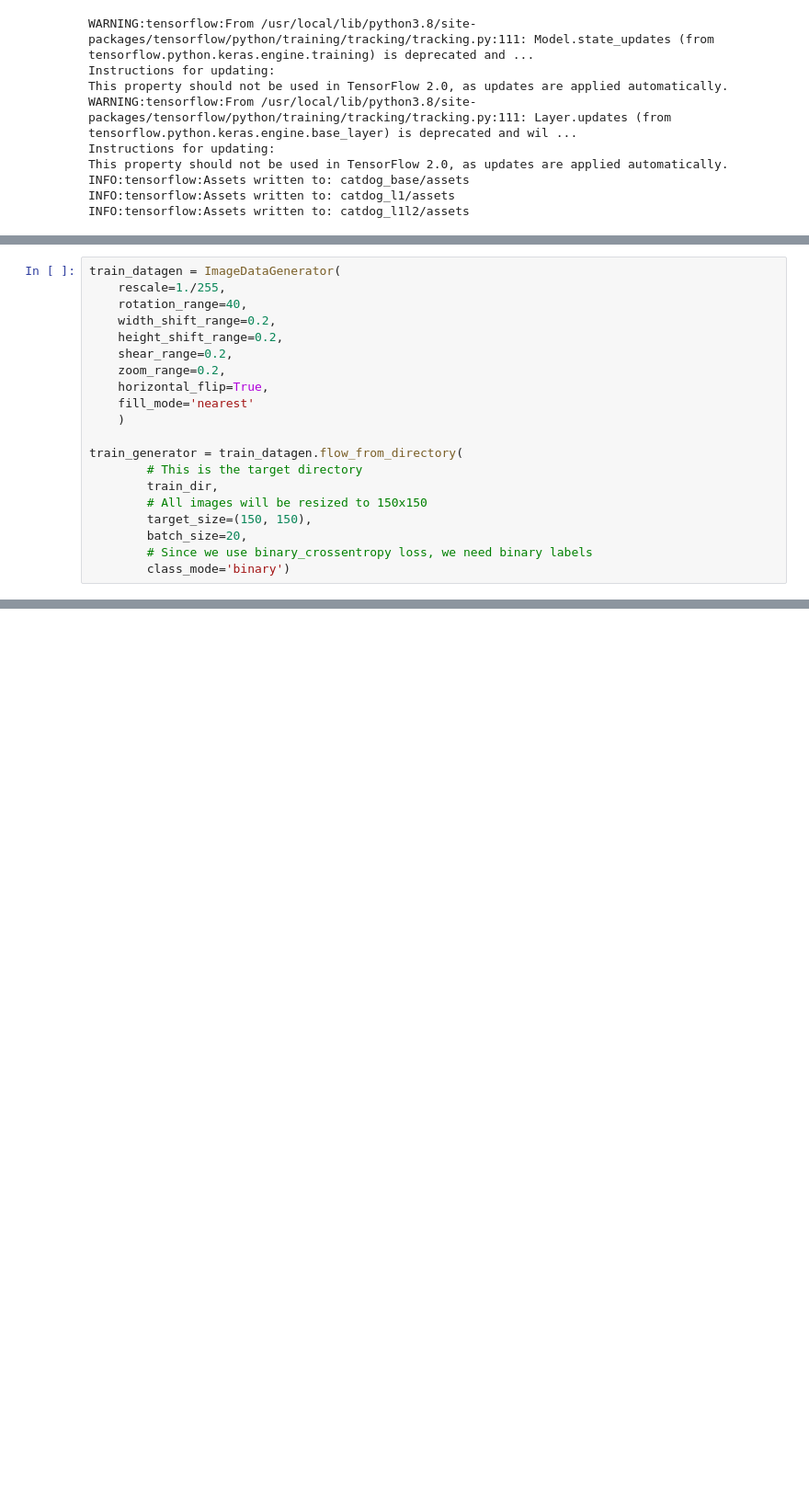
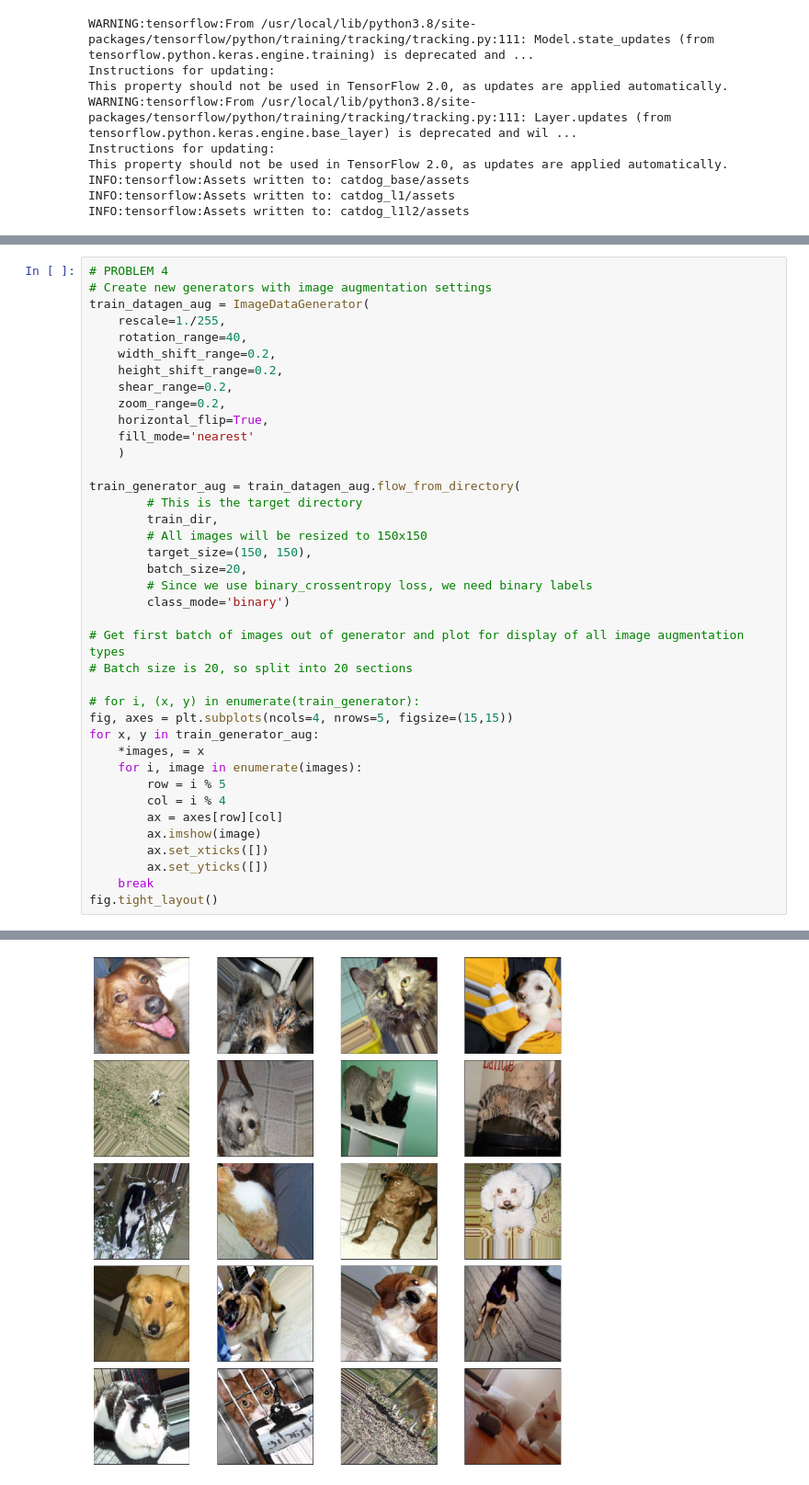
Before and after one commit to andymbryant/e89, a Jupyter notebook: week6/assignment6.ipynb, the cells around one changed output, grey strips where cells are left out. Shown at 92% size. Cells and saved outputs as stored; diff of their text form; blank space fills up the shorter version.

```diff
--- a/week6/assignment6.ipynb
+++ b/week6/assignment6.ipynb
@@ -268,5 +270,7 @@ fig.tight_layout()
 # %%
-train_datagen = ImageDataGenerator(
+# PROBLEM 4
+# Create new generators with image augmentation settings
+train_datagen_aug = ImageDataGenerator(
     rescale=1./255,
     rotation_range=40,
     width_shift_range=0.2,
@@ -277,7 +281,7 @@ train_datagen = ImageDataGenerator(
     fill_mode='nearest'
     )
 
-train_generator = train_datagen.flow_from_directory(
+train_generator_aug = train_datagen_aug.flow_from_directory(
         # This is the target directory
         train_dir,
         # All images will be resized to 150x150
@@ -285,3 +289,21 @@ train_generator = train_datagen.flow_from_directory(
         batch_size=20,
         # Since we use binary_crossentropy loss, we need binary labels
         class_mode='binary')
+
+# Get first batch of images out of generator and plot for display of all image augmentation types
+# Batch size is 20, so split into 20 sections
+
+# for i, (x, y) in enumerate(train_generator):
+fig, axes = plt.subplots(ncols=4, nrows=5, figsize=(15,15))
+for x, y in train_generator_aug:
+    *images, = x
+    for i, image in enumerate(images):
+        row = i % 5
+        col = i % 4
+        ax = axes[row][col]
+        ax.imshow(image)
+        ax.set_xticks([])
+        ax.set_yticks([])
+    break
+fig.tight_layout()
+# %% [output]
@@ -287,0 +311 @@ train_generator = train_datagen.flow_from_directory(
+[figure, added]
```
Also changed, not shown: parts of 17 cells of this notebook, 41 other files.
